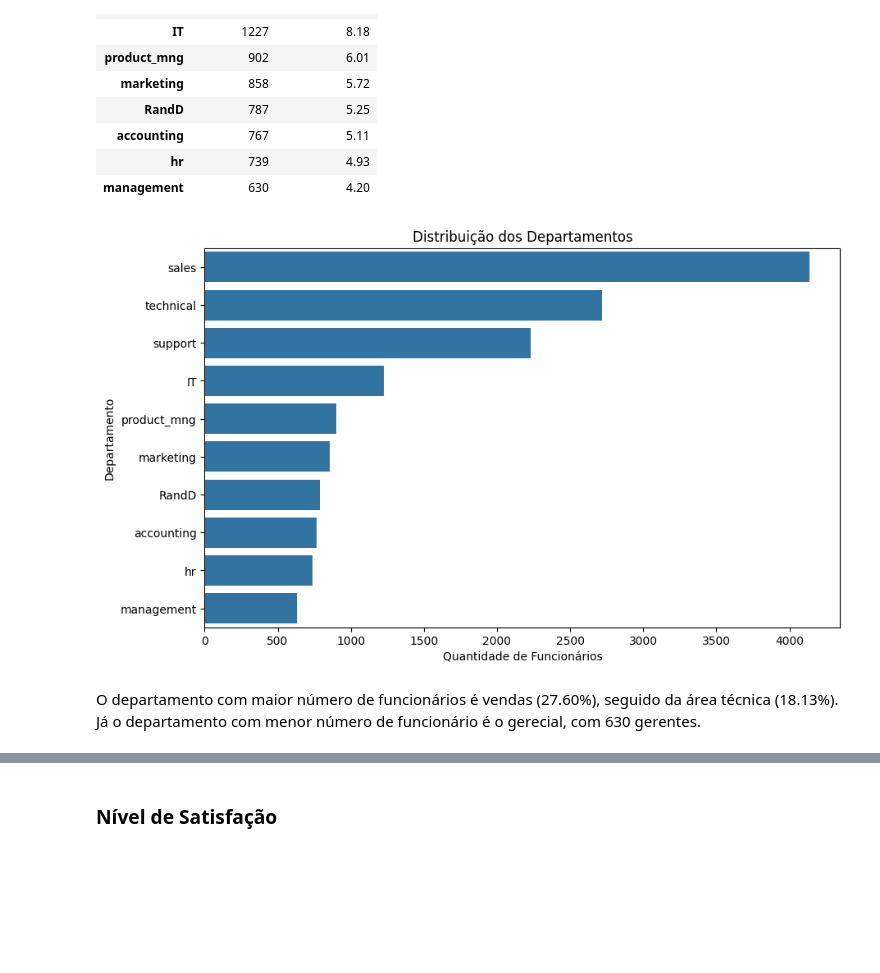
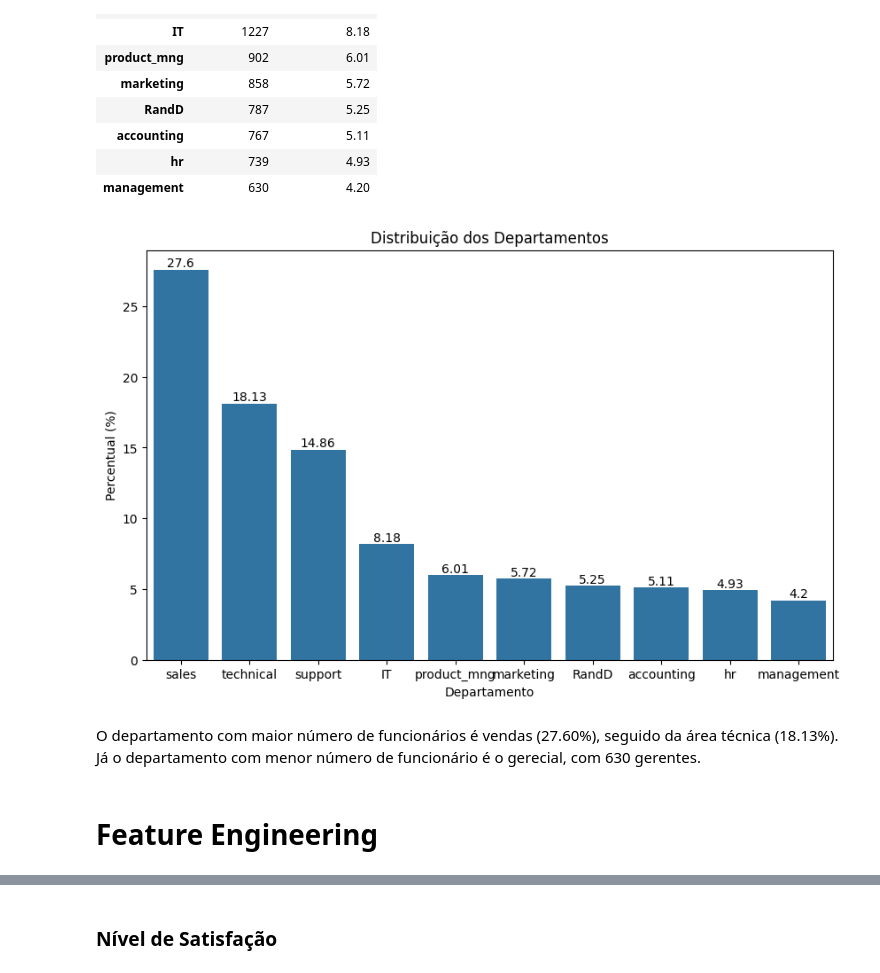
Before and after one commit to YumiiOnoue/ml_predicao_churn, a Jupyter notebook: analise_abandono.ipynb, the cells around one changed output, grey strips where cells are left out. Saved outputs shown, nothing was run; the diff lists cells and outputs as text; code cells hidden in the pictures; blank space fills up the shorter version.

```diff
--- a/analise_abandono.ipynb
+++ b/analise_abandono.ipynb
@@ -164,9 +167,11 @@ salary_df
 # %%
 # Visualizando a distribuição dos salários
 plt.figure(figsize=(8,5))
-sns.countplot(x='salary', data=df, order=salary.index)
+ax = sns.barplot(y='Percentual (%)', x=salary.index, data=salary_df)
+for container in ax.containers:
+    ax.bar_label(container)
 plt.title('Distribuição dos Salários')
 plt.xlabel('Salário')
-plt.ylabel('Quantidade de Funcionários')
+plt.ylabel('Percentual (%)')
 plt.show()
 # %% [output]
@@ -194,12 +199,16 @@ depto_df
 # %%
 # Visualizando a distribuição dos departamentos
 plt.figure(figsize=(10,6))
-sns.countplot(y='depto', data=df, order=depto.index)
+ax = sns.barplot(y='Percentual (%)', x=depto_df.index, data=depto_df)
+for container in ax.containers:
+    ax.bar_label(container)
 plt.title('Distribuição dos Departamentos')
-plt.xlabel('Quantidade de Funcionários')
-plt.ylabel('Departamento')
+plt.xlabel('Departamento')
+plt.ylabel('Percentual (%)')
 plt.show()
 # %% [output]
-[figure, old version]
+[figure, new version]
 # %% [markdown]
 O departamento com maior número de funcionários é vendas (27.60%), seguido da área técnica (18.13%). Já o departamento com menor número de funcionário é o gerecial, com 630 gerentes.
+# %% [markdown]
+# Feature Engineering
```
Also changed, not shown: parts of 26 cells of this notebook.
